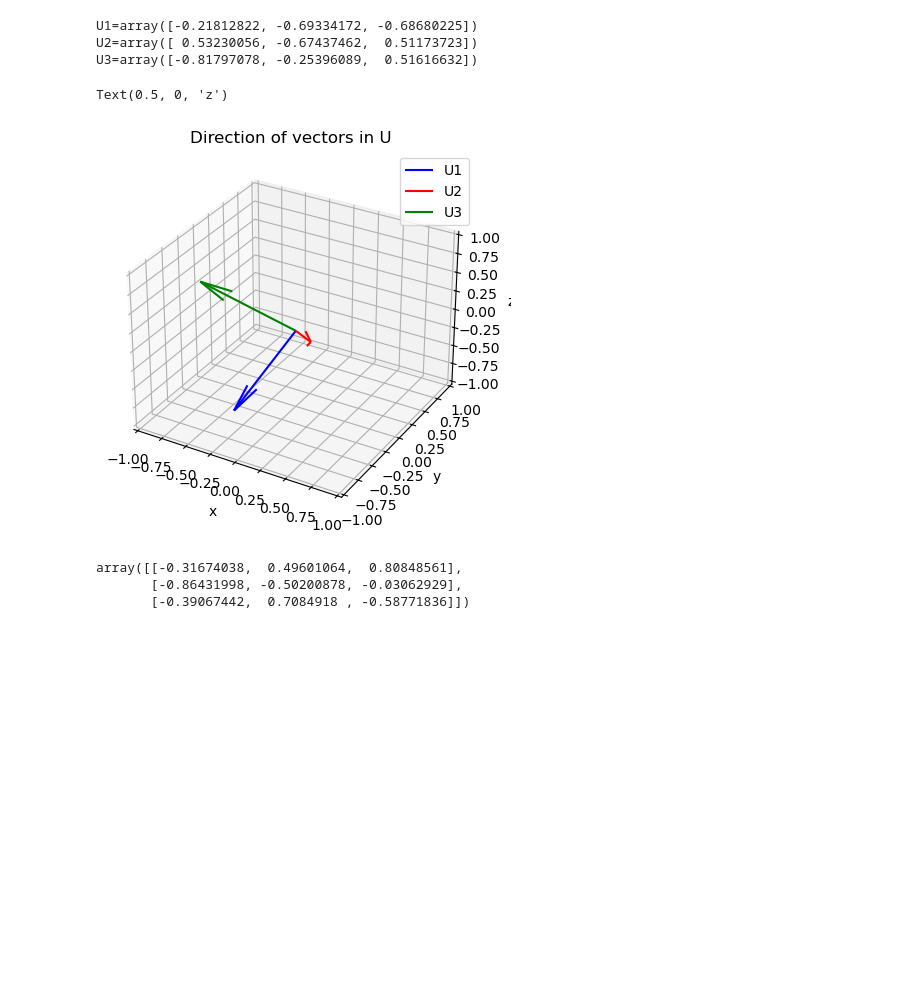
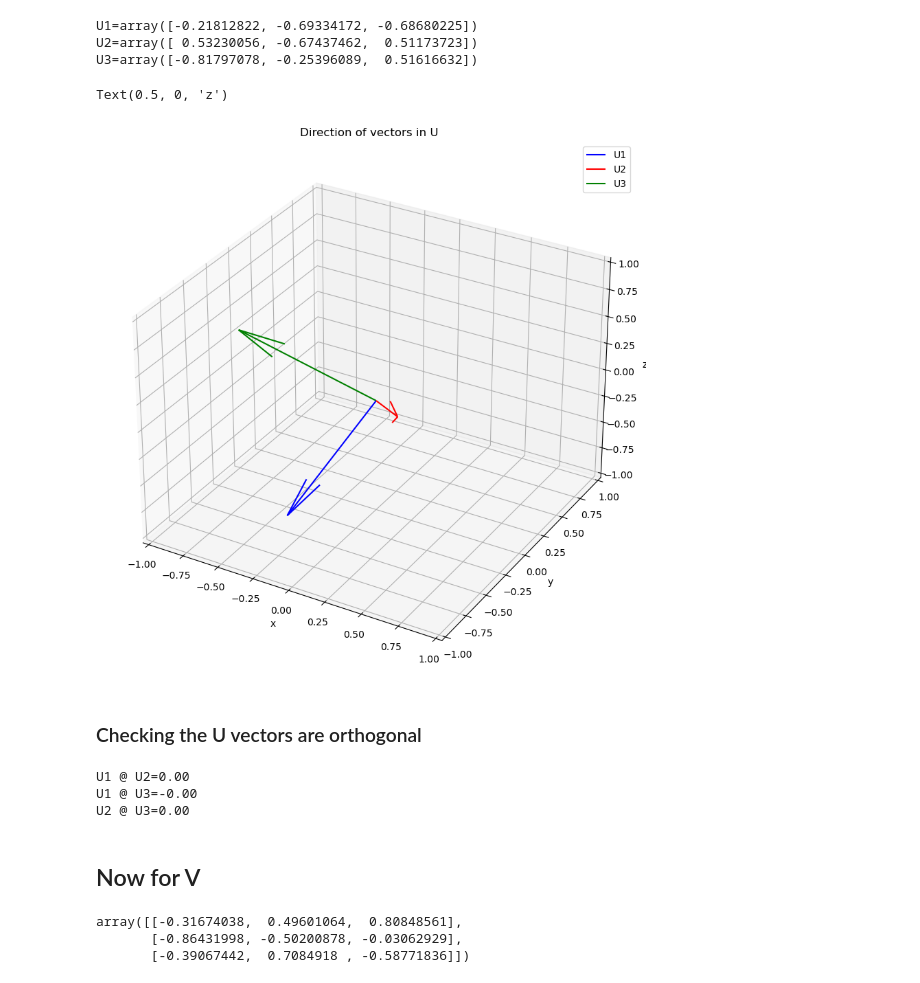
Before and after one commit to seanwhite674/Math-of-Machine-Learning-Module, a Jupyter notebook: Assignment1.ipynb, the cells around one changed output. Cells and saved outputs as stored; diff of their text form; code cells hidden in the pictures; blank space fills up the shorter version.

```diff
--- a/Assignment1.ipynb
+++ b/Assignment1.ipynb
@@ -419,27 +588,39 @@ U1=array([-0.21812822, -0.69334172, -0.68680225])
 U2=array([ 0.53230056, -0.67437462,  0.51173723])
 U3=array([-0.81797078, -0.25396089,  0.51616632])
 # %%
-fig = plt.figure()
+fig = plt.figure(figsize=(10,12))
 
 ax = plt.axes(projection = '3d')
 
 start = np.array([0,0,0])
 ax.set_xlim((-1,1))
 ax.set_ylim((-1,1))
 ax.set_zlim((-1,1))
 
 ax.quiver(start[0],start[1],start[2],U1[0],U1[1],U1[2],color='blue',label='U1')
 ax.quiver(start[0],start[1],start[2],U2[0],U2[1],U2[2],color='red',label='U2')
 ax.quiver(start[0],start[1],start[2],U3[0],U3[1],U3[2],color='green',label='U3')
 
 ax.legend()
 ax.set_title("Direction of vectors in U")
 ax.set_xlabel('x')
 ax.set_ylabel('y')
 ax.set_zlabel('z')
 # %% [output]
 Text(0.5, 0, 'z')
-[figure, old version]
+[figure, new version]
+# %% [markdown]
+### Checking the U vectors are orthogonal
+# %%
+print("U1 @ U2=%0.2f"%(U1@U2))
+print("U1 @ U3=%0.2f"%(U1@U3))
+print("U2 @ U3=%0.2f"%(U2@U3))
+# %% [output]
+U1 @ U2=0.00
+U1 @ U3=-0.00
+U2 @ U3=0.00
+# %% [markdown]
+## Now for V
 # %%
 V = np.linalg.svd(A)[2].T
 V
```
Also changed, not shown: parts of 69 cells of this notebook, 2 other files.
